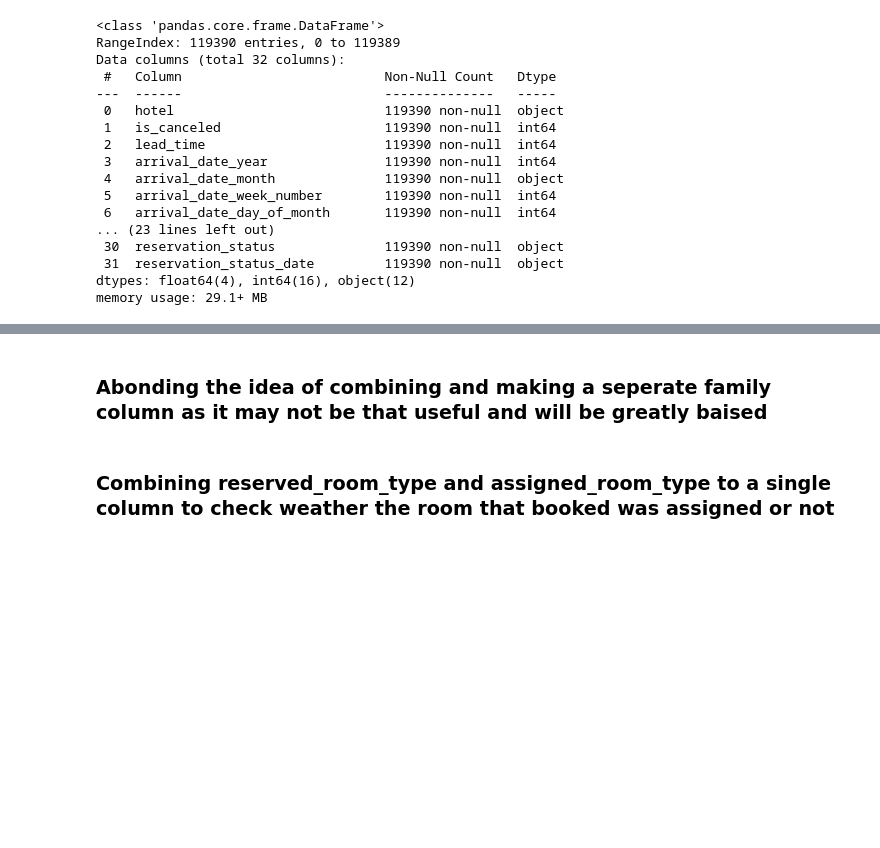
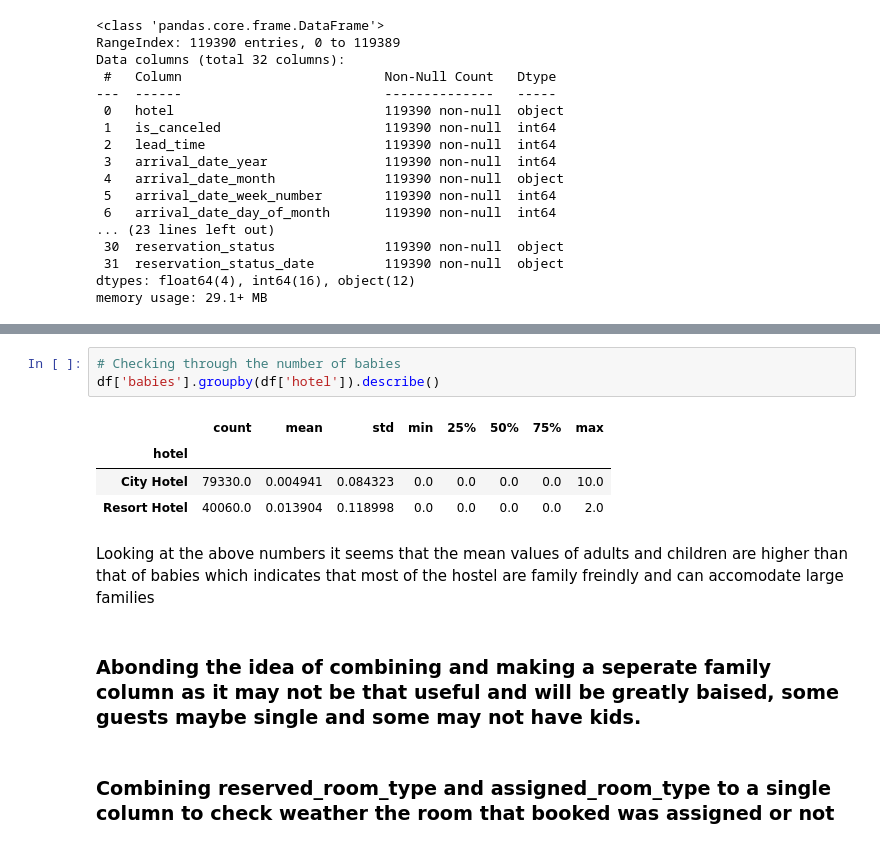
Before and after one commit to sagar2582/Capstone-1-Hotel-Booking-Analysis, a Jupyter notebook: Hotel_Booking_Analysis.ipynb, the cells around one changed output, grey strips where cells are left out. Cells and saved outputs as stored; diff of their text form; blank space fills up the shorter version.

```diff
--- a/Hotel_Booking_Analysis.ipynb
+++ b/Hotel_Booking_Analysis.ipynb
@@ -153,5 +132,15 @@ Name: babies, dtype: int64
+# %%
+# Checking through the number of babies
+df['babies'].groupby(df['hotel']).describe()
+# %% [output]
+|  | count | mean | std | min | 25% | 50% | 75% | max |
+| hotel |  |  |  |  |  |  |  |  |
+| City Hotel | 79330.0 | 0.004941 | 0.084323 | 0.0 | 0.0 | 0.0 | 0.0 | 10.0 |
+| Resort Hotel | 40060.0 | 0.013904 | 0.118998 | 0.0 | 0.0 | 0.0 | 0.0 | 2.0 |
+# %% [markdown]
+Looking at the above numbers it seems that the mean values of adults and children are higher than that of babies which indicates that most of the hostel are family freindly and can accomodate large families
 # %% [markdown]
-### Abonding the idea of combining and making a seperate family column as it may not be that useful and will be greatly baised
+### Abonding the idea of combining and making a seperate family column as it may not be that useful and will be greatly baised, some guests maybe single and some may not have kids.
 # %% [markdown]
 ### Combining reserved_room_type and assigned_room_type to a single column to check weather the room that booked was assigned or not
 # %% [markdown]
```
Also changed, not shown: parts of 13 cells of this notebook.
